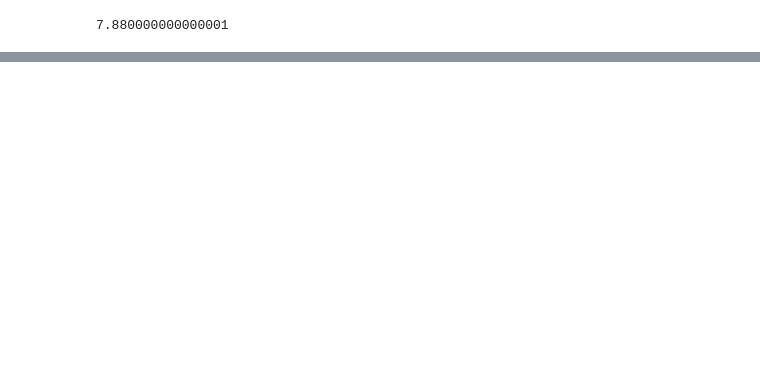
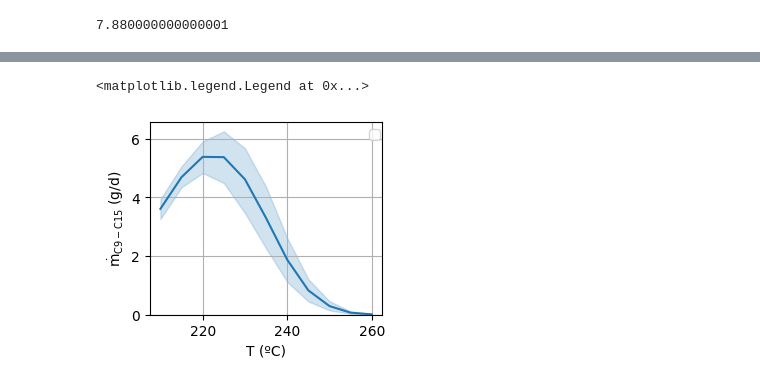
Before and after one commit to rafaelbeloduarte/SAF_kinetics_paper_code_with_WGS, a Jupyter notebook: hysys_script_parametric_study.ipynb, the cells around one changed output, grey strips where cells are left out. Cells and saved outputs as stored; diff of their text form; code cells hidden in the pictures; blank space fills up the shorter version.

```diff
--- a/hysys_script_parametric_study.ipynb
+++ b/hysys_script_parametric_study.ipynb
@@ -163,0 +222,24 @@ plt.legend(bbox_to_anchor=(1.02, 1))
+# %%
+plot_C9_C15 = parametric_data[[r'$\mathrm{\dot{m}_{C9-C15}}$ (g/d)',
+                               'T (ºC)',
+                               r'$\mathrm{H_2/CO}$',
+                               'P (bar)']].melt(id_vars = ['T (ºC)', 'P (bar)',
+                                                           r'$\mathrm{H_2/CO}$'])
+
+fig, axs = plt.subplots(figsize=(3,2.5))
+
+sns.lineplot(
+                data=plot_C9_C15,
+                x='T (ºC)',
+                y='value',
+                ax = axs,
+                markers = True,
+)
+
+plt.ylim(0,None)
+plt.grid('both')
+plt.ylabel(r'$\mathrm{\dot{m}_{C9-C15}}$ (g/d)')
+plt.legend(bbox_to_anchor=(1.02, 1))
+# %% [output]
+<matplotlib.legend.Legend at 0x...>
+[figure, added]
```
Also changed, not shown: parts of 19 cells of this notebook, 36 other files.
